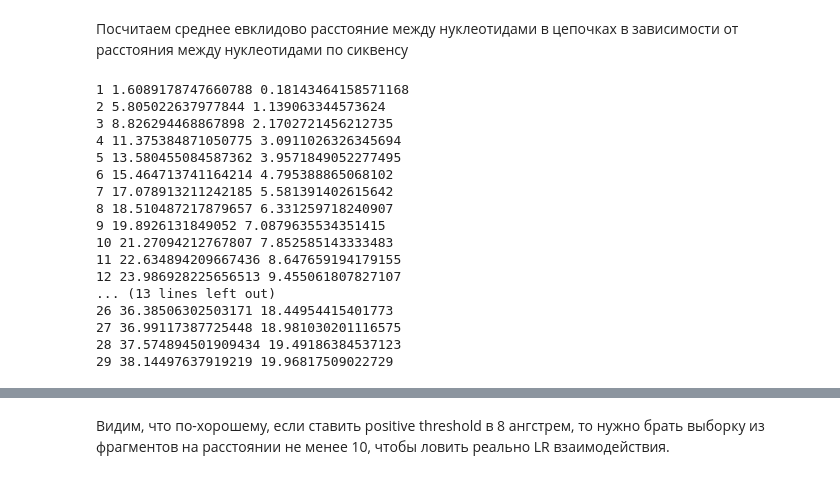
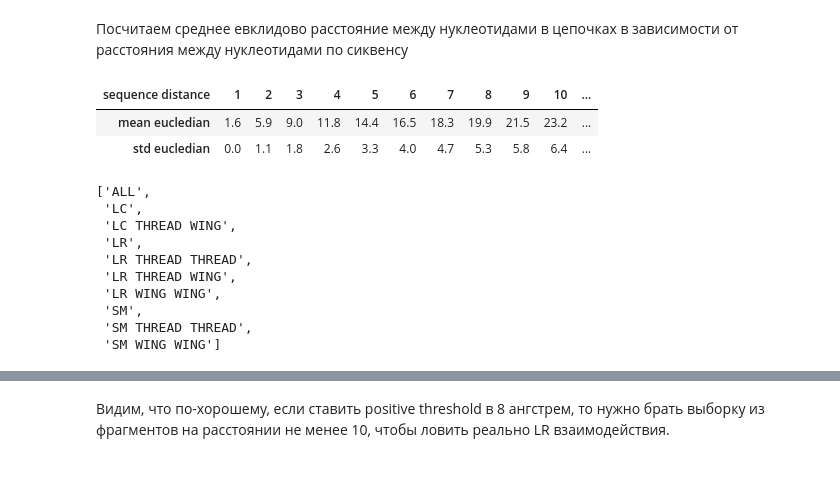
Before and after one commit to kokokostation/f723, a Jupyter notebook: fragment_level/notebooks/make_dataset.ipynb, the cells around one changed output, grey strips where cells are left out. Drawn from its saved outputs; the diff is of its cells as text; code cells hidden in the pictures.

```diff
--- a/fragment_level/notebooks/make_dataset.ipynb
+++ b/fragment_level/notebooks/make_dataset.ipynb
@@ -148,18 +170,30 @@ sum([all(res['MISS'] for res in fragment.members) for fragment in fragments])
 # %% [markdown]
 Посчитаем среднее евклидово расстояние между нуклеотидами в цепочках в зависимости от расстояния между нуклеотидами по сиквенсу
 # %%
+def res_fragment_type(res):
+    return 'WING' if res['THREAD'] is None else 'THREAD'
+
+
 def get_distances_on_sequence(sequence_distance, chain_ids):
-    distances = []
+    distances = defaultdict(list)
 
     for pdb_id, chain_id in chain_ids:
-        atoms = [get_coords(res) for res in urs_models[pdb_id].chains[chain_id]['RES']]
+        atoms = [{'coords': get_coords(res), 'dssr': res['DSSR'], 'type': res_fragment_type(res)}
+                 for res in urs_models[pdb_id].chains[chain_id]['RES']]
 
         for left_i, left in enumerate(atoms):
             right_i = left_i + sequence_distance
             if right_i < len(atoms):
                 right = atoms[right_i]
 
-                if len(right) > 0 and len(left) > 0:
-                    distances.append(np.min(cdist(left, right, 'euclidean')))
+                nr = urs_models[pdb_id].NuclRelation(left['dssr'], right['dssr'])
+                pair_fragment_type = ' '.join(sorted([left['type'], right['type']]))
+
+                if len(right['coords']) > 0 and len(left['coords']) > 0:
+                    d = np.min(cdist(left['coords'], right['coords'], 'euclidean'))
+
+                    distances['{} {}'.format(nr, pair_fragment_type)].append(d)
+                    distances[nr].append(d)
+                    distances['ALL'].append(d)
 
     return distances
@@ -166,25 +202,16 @@ def get_distances_on_sequence(sequence_distance, chain_ids):
 # %%
-for i in range(1, 30):
-    distances = get_distances_on_sequence(i, nonredundant_chain_ids)
-    mean = np.mean(distances)
-    std = np.std(distances)
+data = []
+index = []
 
-    print(i, mean, std)
+for i in range(1, 21):
+    mean = np.mean(distances[i]['LR'])
+    std = np.std(distances[i]['LR'])
+
+    index.append(i)
+    data.append([round(mean, 1), round(std, 1)])
-# %% [output]
-1 1.6089178747660788 0.18143464158571168
-2 5.805022637977844 1.139063344573624
-3 8.826294468867898 2.1702721456212735
-4 11.375384871050775 3.0911026326345694
-5 13.580455084587362 3.9571849052277495
-6 15.464713741164214 4.795388865068102
-7 17.078913211242185 5.581391402615642
-8 18.510487217879657 6.331259718240907
-9 19.8926131849052 7.0879635534351415
-10 21.27094212767807 7.852585143333483
-11 22.634894209667436 8.647659194179155
-12 23.986928225656513 9.455061807827107
-... (13 lines left out)
-26 36.38506302503171 18.44954415401773
-27 36.99117387725448 18.981030201116575
-28 37.574894501909434 19.49186384537123
-29 38.14497637919219 19.96817509022729
+# %%
+pd.DataFrame(data, pd.Index(index, name='sequence distance'), columns=['mean eucledian', 'std eucledian']).transpose()
+# %% [output]
+| sequence distance | 1 | 2 | 3 | 4 | 5 | 6 | 7 | 8 | 9 | 10 | ... |
+| mean eucledian | 1.6 | 5.9 | 9.0 | 11.8 | 14.4 | 16.5 | 18.3 | 19.9 | 21.5 | 23.2 | ... |
+| std eucledian | 0.0 | 1.1 | 1.8 | 2.6 | 3.3 | 4.0 | 4.7 | 5.3 | 5.8 | 6.4 | ... |
@@ -190,0 +220,13 @@ for i in range(1, 30):
+# %%
+all_keys
+# %% [output]
+['ALL',
+ 'LC',
+ 'LC THREAD WING',
+ 'LR',
+ 'LR THREAD THREAD',
+ 'LR THREAD WING',
+ 'LR WING WING',
+ 'SM',
+ 'SM THREAD THREAD',
+ 'SM WING WING']
```
Also changed, not shown: parts of 24 cells of this notebook, 6 other files.
